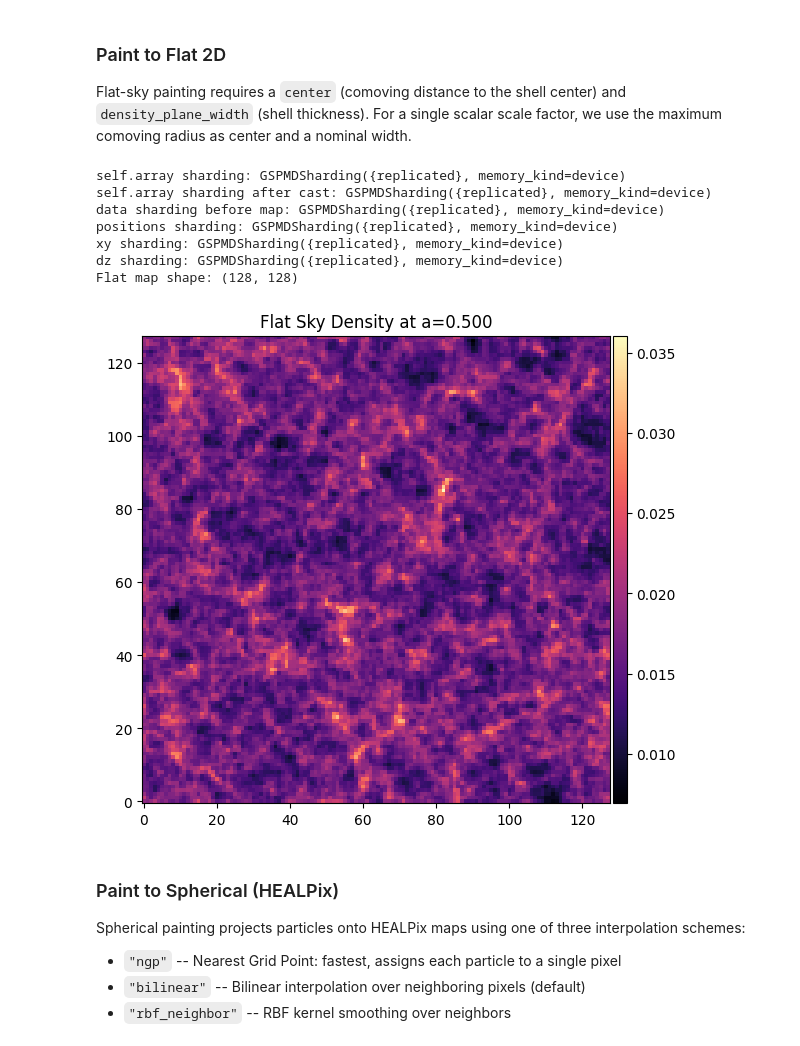
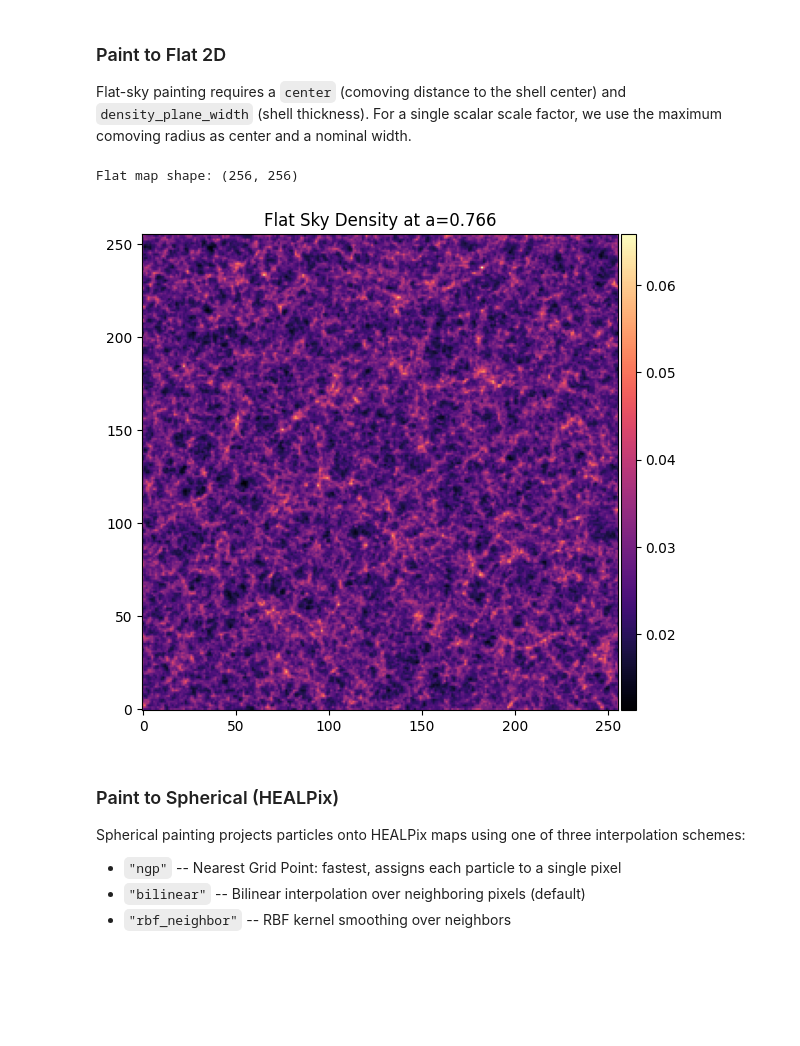
Before and after one commit to ASKabalan/fwd-model-tools, a Jupyter notebook: notebooks/01-basics.ipynb, the cells around one changed output. Cells and saved outputs as stored; diff of their text form; code cells hidden in the pictures; blank space fills up the shorter version.

```diff
--- a/notebooks/01-basics.ipynb
+++ b/notebooks/01-basics.ipynb
@@ -109,12 +120,13 @@ And generally speaking, we enforce that the dynamic metadata have the same leadi
 `gaussian_initial_conditions` generates a 3D Gaussian random field whose covariance matches the linear matter power spectrum $P(k)$. The returned `DensityField` carries all metadata needed by downstream functions: box geometry, observer position, and output map resolutions.
 # %%
 key = jax.random.PRNGKey(42)
-mesh_size = (128, 128, 128)
-box_size = (500.0, 500.0, 500.0)
-nside = 128
-flatsky_npix = (128, 128)
+mesh_size = (600, 600, 600)
+box_size = (2000.0, 2000.0, 2000.0)
+nside = 256
+flatsky_npix = (256, 256)
 field_size = (10, 10)
-cosmo = ffi.Planck18()
+cosmo = jc.Planck18()
+shell_width = 300.0
 
 initial_field = ffi.gaussian_initial_conditions(
     key, mesh_size, box_size,
@@ -129,4 +141,5 @@ initial_field.show(
     colorbar=False,
     titles=["Initial Gaussian Field"],
 )
+a_target = jc.background.a_of_chi(cosmo, initial_field.max_comoving_radius - shell_width / 2.0)
 # %% [output]
@@ -142,5 +155,5 @@ When `scale_factor_spec` is a **scalar**, `lpt` returns `ParticleField` objects
 # %%
-dx, p = ffi.lpt(cosmo, initial_field, scale_factor_spec=0.5, order=1)
+dx, p = ffi.lpt(cosmo, initial_field, ts=a_target, order=1)
 
 print(f"Displacement field type: {type(dx).__name__}")
 print(f"Displacement unit: {dx.unit}")
@@ -193,23 +201,17 @@ density_3d.apply_fn(jnp.log1p).show(colorbar=False, project_slices=32)
 
 Flat-sky painting requires a `center` (comoving distance to the shell center) and `density_plane_width` (shell thickness). For a single scalar scale factor, we use the maximum comoving radius as center and a nominal width.
 # %%
-r_max = initial_field.max_comoving_radius
+r_center = jc.background.radial_comoving_distance(cosmo, a_target)
 
 flat_map = dx.paint_2d(
-    center=r_max / 2,
-    density_plane_width=r_max,
+    center=r_center,
+    density_plane_width=shell_width,
 )
 print(f"Flat map shape: {flat_map.array.shape}")
 flat_map.show()
 # %% [output]
-self.array sharding: GSPMDSharding({replicated}, memory_kind=device)
-self.array sharding after cast: GSPMDSharding({replicated}, memory_kind=device)
-data sharding before map: GSPMDSharding({replicated}, memory_kind=device)
-positions sharding: GSPMDSharding({replicated}, memory_kind=device)
-xy sharding: GSPMDSharding({replicated}, memory_kind=device)
-dz sharding: GSPMDSharding({replicated}, memory_kind=device)
-Flat map shape: (128, 128)
+Flat map shape: (256, 256)
-[figure, old version]
+[figure, new version]
 # %% [markdown]
 ### Paint to Spherical (HEALPix)
 
```
Also changed, not shown: parts of 20 cells of this notebook, 16 other files.
